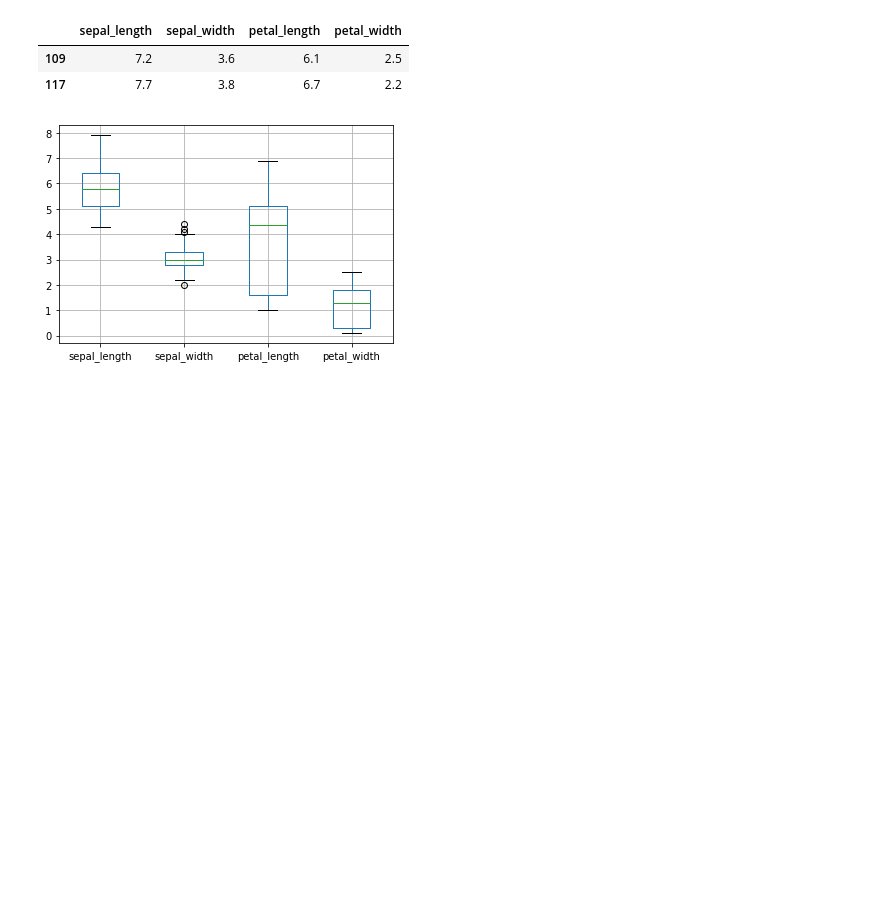
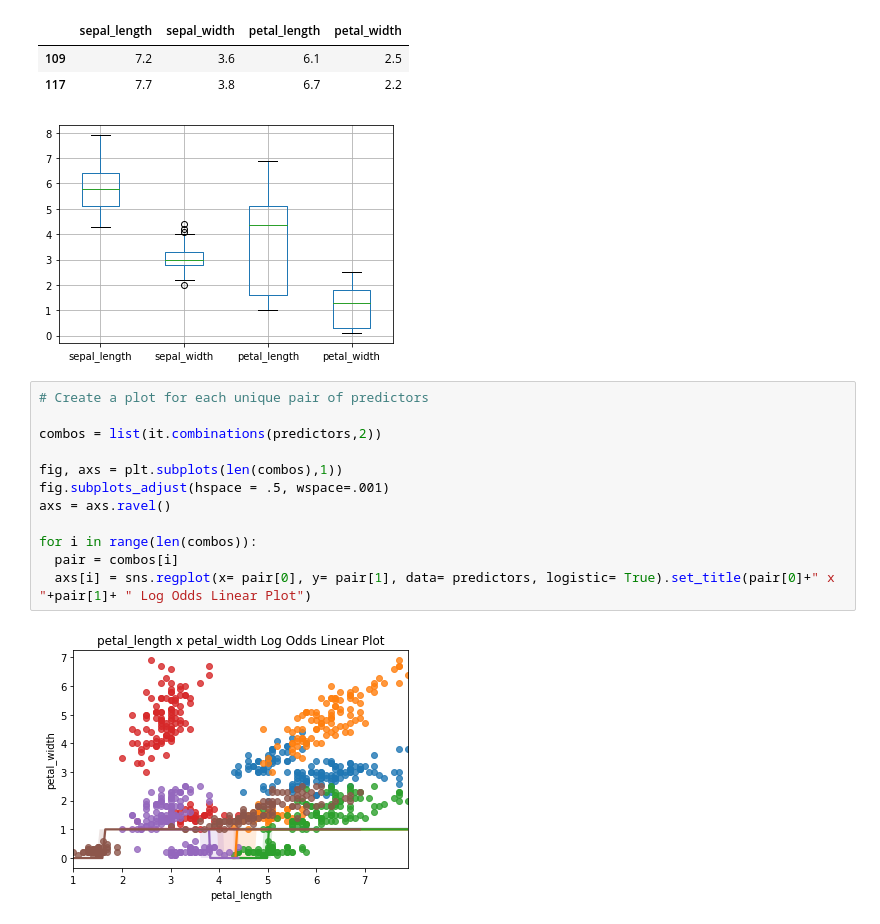
Before and after one commit to JackCollins1991/GoogleColabs, a Jupyter notebook: LogisticRegressionAssumptionsHelper.ipynb, the cells around one changed output. Saved outputs shown, nothing was run; the diff lists cells and outputs as text; blank space fills up the shorter version.

```diff
--- a/LogisticRegressionAssumptionsHelper.ipynb
+++ b/LogisticRegressionAssumptionsHelper.ipynb
@@ -97,3 +97,17 @@ Cases with a z score above threshold are:
 | 109 | 7.2 | 3.6 | 6.1 | 2.5 |
 | 117 | 7.7 | 3.8 | 6.7 | 2.2 |
 [figure]
+# %%
+# Create a plot for each unique pair of predictors
+
+combos = list(it.combinations(predictors,2))
+
+fig, axs = plt.subplots(len(combos),1))
+fig.subplots_adjust(hspace = .5, wspace=.001)
+axs = axs.ravel()
+
+for i in range(len(combos)):
+  pair = combos[i]
+  axs[i] = sns.regplot(x= pair[0], y= pair[1], data= predictors, logistic= True).set_title(pair[0]+" x "+pair[1]+ " Log Odds Linear Plot")
+# %% [output]
+[figure, added]
```
Also changed, not shown: parts of 1 cell of this notebook.
